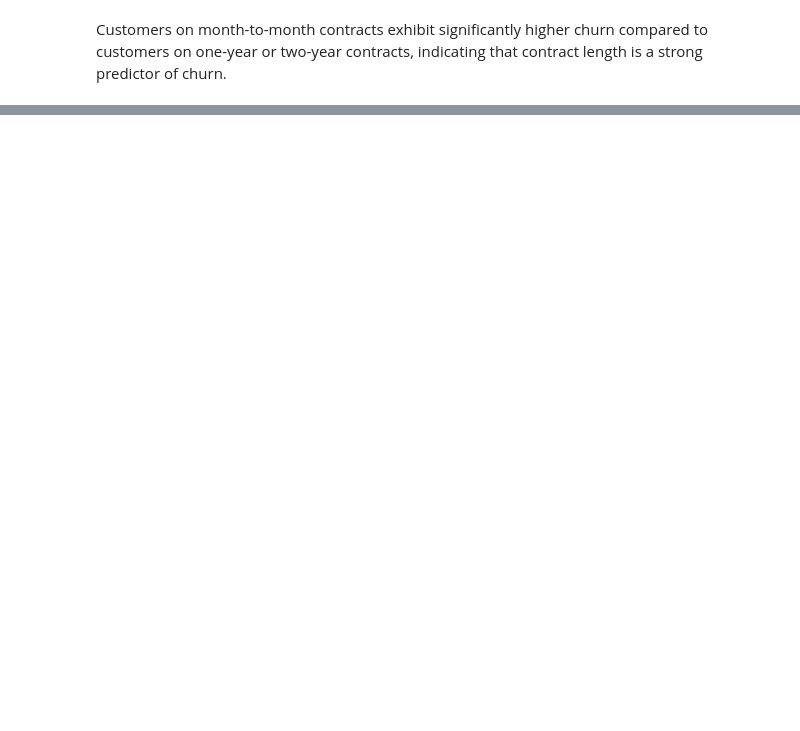
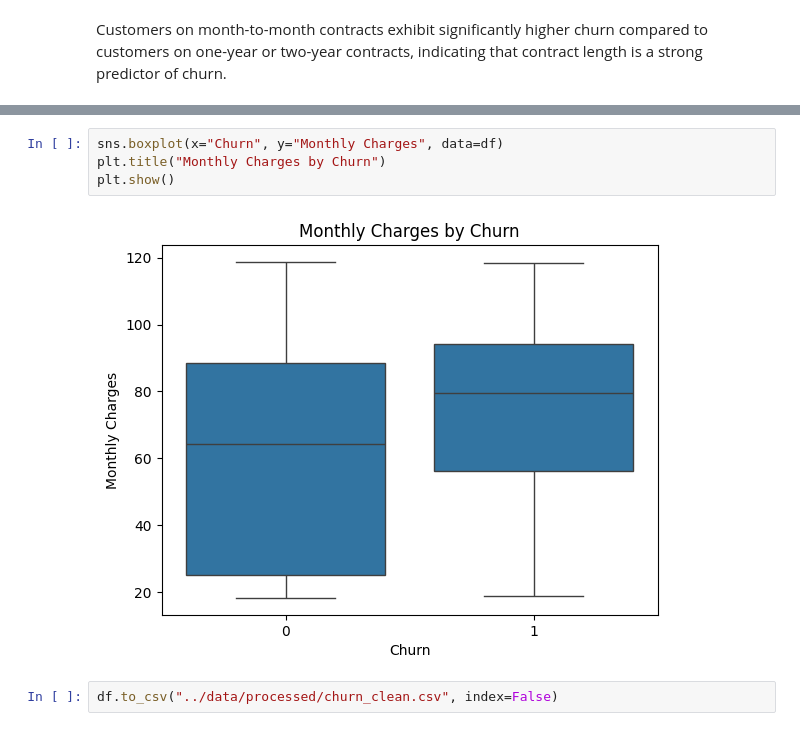
Before and after one commit to rushita-vachhani/customer-churn-ml-pipeline, a Jupyter notebook: notebooks/01_eda.ipynb, the cells around one changed output, grey strips where cells are left out. Saved outputs shown, nothing was run; the diff lists cells and outputs as text; blank space fills up the shorter version.

```diff
--- a/notebooks/01_eda.ipynb
+++ b/notebooks/01_eda.ipynb
@@ -80,0 +97,8 @@ Customers on month-to-month contracts exhibit significantly higher churn compare
+# %%
+sns.boxplot(x="Churn", y="Monthly Charges", data=df)
+plt.title("Monthly Charges by Churn")
+plt.show()
+# %% [output]
+[figure, added]
+# %%
+df.to_csv("../data/processed/churn_clean.csv", index=False)
```
Also changed, not shown: parts of 8 cells of this notebook, 1 other file.
